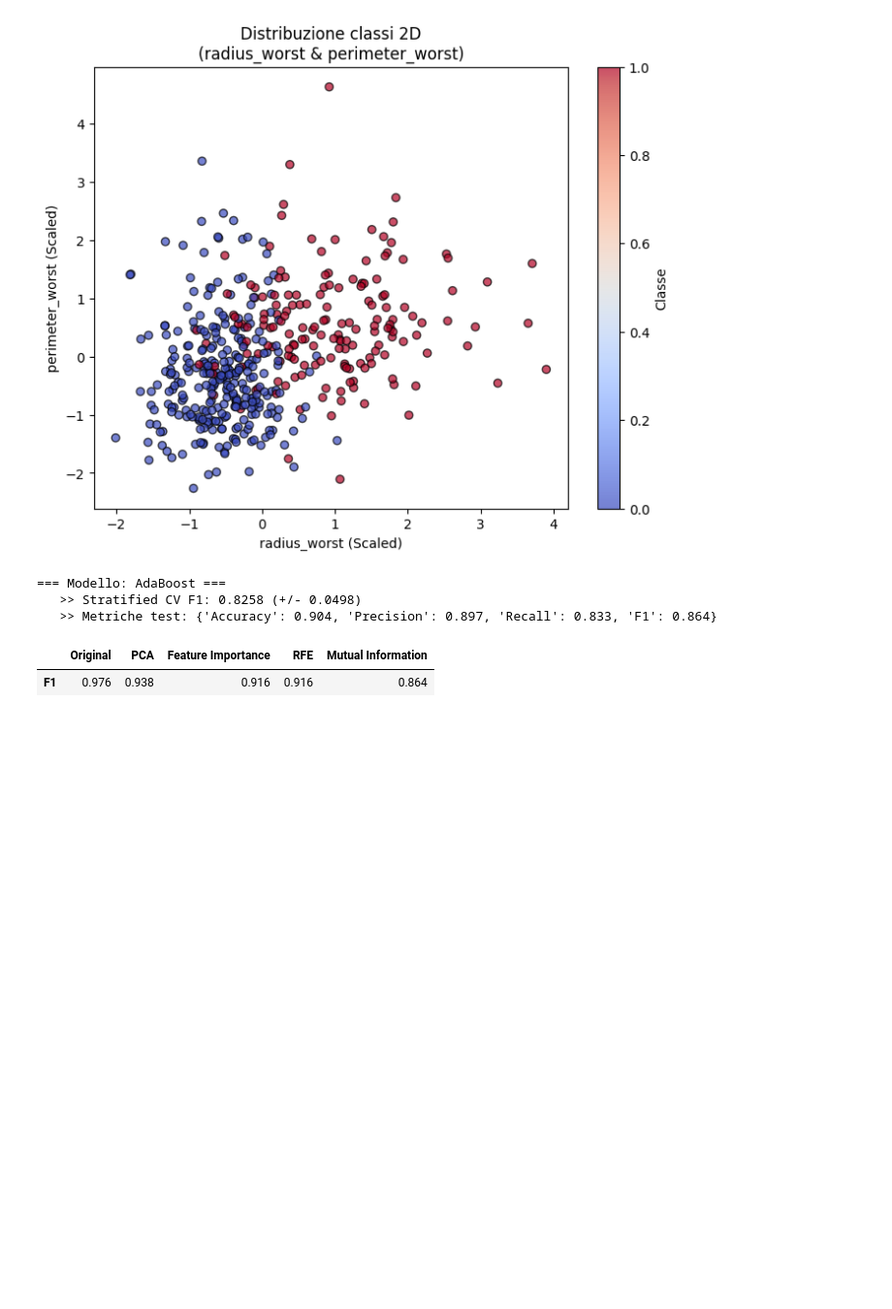
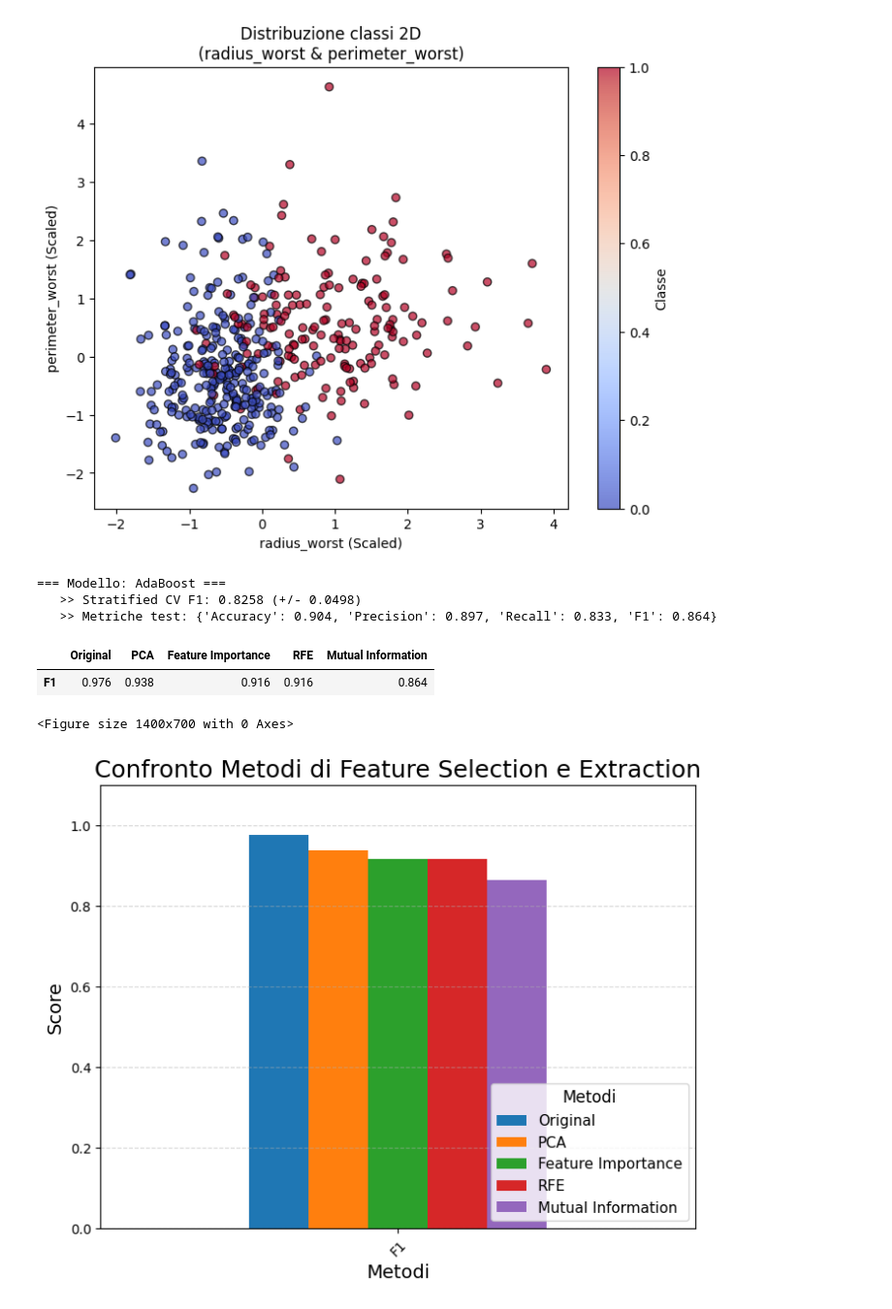
Before and after one commit to Pandanna/Data-Mining-Project, a Jupyter notebook: Cancer_dataset.ipynb, the cells around one changed output. Shown at 97% size. Drawn from its saved outputs; the diff is of its cells as text; code cells hidden in the pictures; blank space fills up the shorter version.

```diff
--- a/Cancer_dataset.ipynb
+++ b/Cancer_dataset.ipynb
@@ -810,3 +810,16 @@ df_compare
 # %% [output]
 |  | Original | PCA | Feature Importance | RFE | Mutual Information |
 | F1 | 0.976 | 0.938 | 0.916 | 0.916 | 0.864 |
+# %%
+plt.figure(figsize=(14, 7))
+df_compare.plot(kind='bar', rot=45, figsize=(8,6))
+plt.title("Confronto Metodi di Feature Selection e Extraction", fontsize=18)
+plt.ylabel("Score", fontsize=14)
+plt.xlabel("Metodi", fontsize=14)
+plt.ylim(0, 1.10)
+plt.grid(axis='y', linestyle='--', alpha=0.5)
+plt.legend(title='Metodi', fontsize=11, title_fontsize=12, loc='lower right')
+plt.show()
+# %% [output]
+<Figure size 1400x700 with 0 Axes>
+[figure, added]
```
Also changed, not shown: parts of 7 cells of this notebook.
